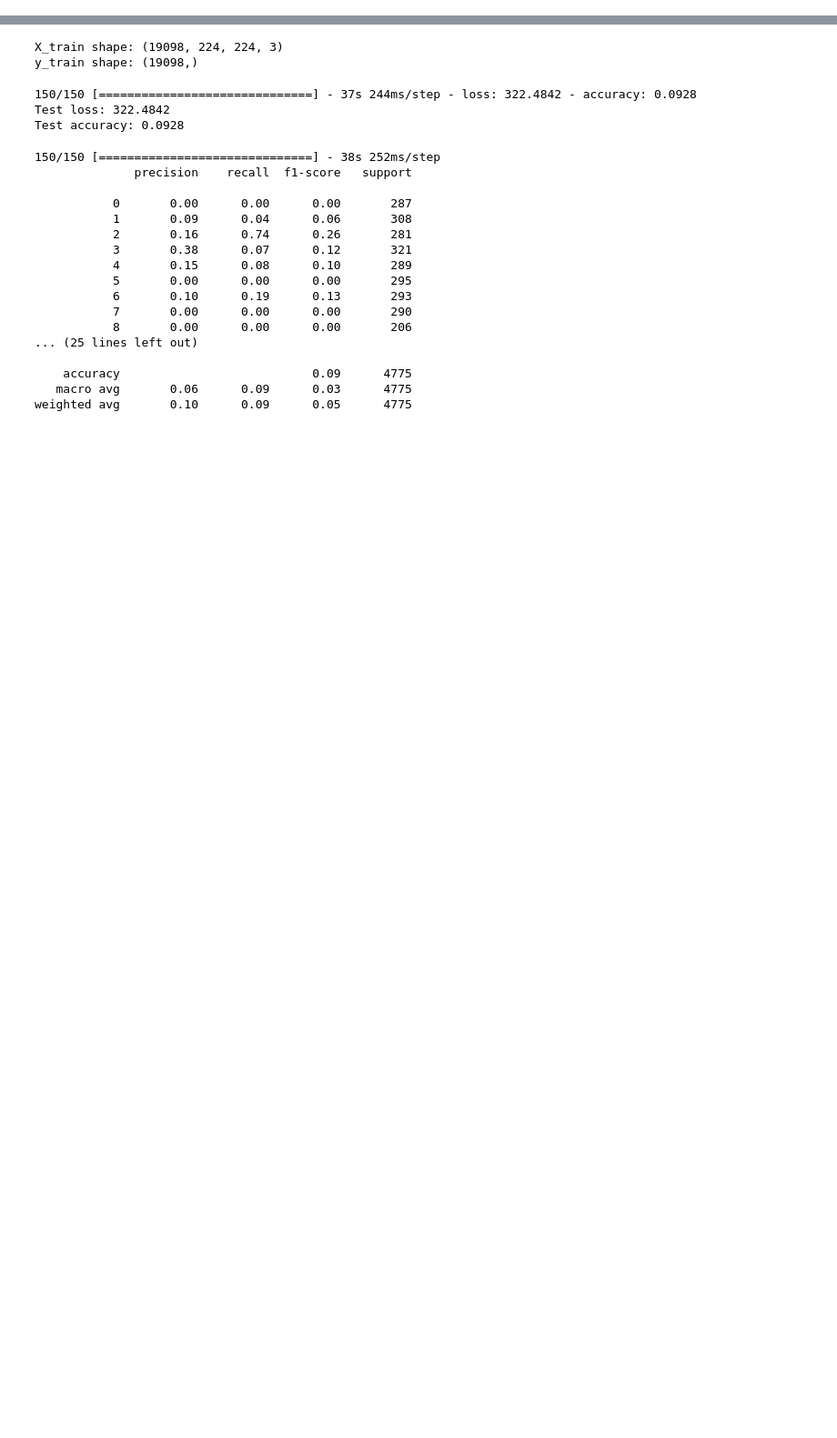
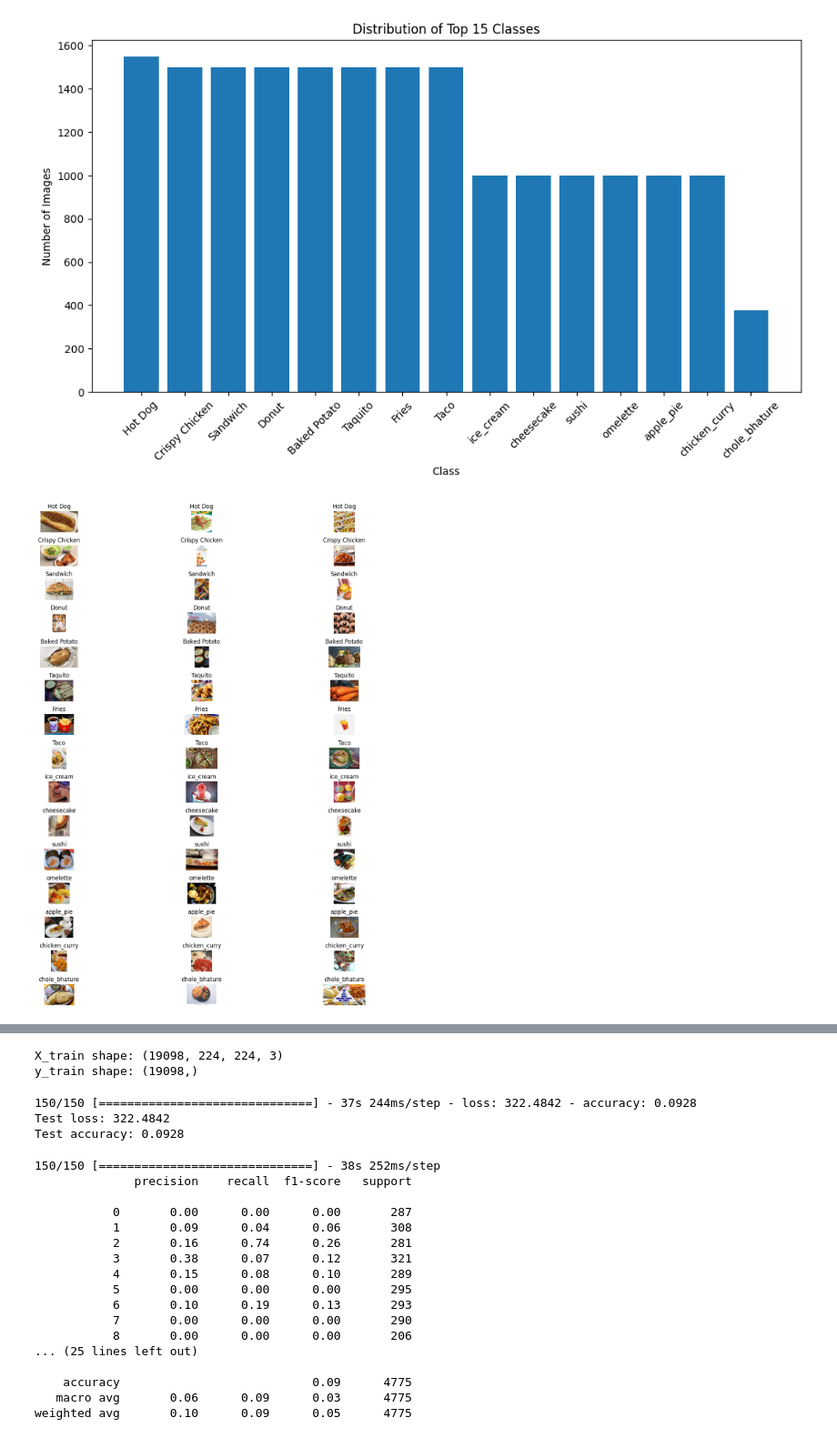
Before and after one commit to ZemelakGoraga/image_classification, a Jupyter notebook: food_image_classification.ipynb, the cells around one changed output, grey strips where cells are left out. Shown at 91% size. Drawn from its saved outputs; the diff is of its cells as text; code cells hidden in the pictures; blank space fills up the shorter version.

```diff
--- a/food_image_classification.ipynb
+++ b/food_image_classification.ipynb
@@ -102,0 +189,47 @@ os.chdir(root_directory)
+# %%
+# Distribution of the top 15 classes of images: each class has 3 sample images
+import os
+import matplotlib.pyplot as plt
+import random
+from collections import Counter
+
+# Define the dataset directory
+dataset_dir = 'Food Classification dataset'
+
+# Get a list of class names (subdirectories)
+class_names = os.listdir(dataset_dir)
+
+# Count the number of images in each class
+class_counts = {class_name: len(os.listdir(os.path.join(dataset_dir, class_name))) for class_name in class_names}
+
+# Sort classes by image count and get the top 15 classes
+top_classes = dict(sorted(class_counts.items(), key=lambda item: item[1], reverse=True)[:15])
+
+# Plot the distribution of top classes
+plt.figure(figsize=(12, 6))
+plt.bar(top_classes.keys(), top_classes.values())
+plt.xticks(rotation=45)
+plt.xlabel('Class')
+plt.ylabel('Number of Images')
+plt.title('Distribution of Top 15 Classes')
+plt.show()
+
+# Open and display a few random images from the top 15 classes
+num_sample_images = 3
+plt.figure(figsize=(15, 15))
+for class_name in top_classes.keys():
+    class_dir = os.path.join(dataset_dir, class_name)
+    image_names = os.listdir(class_dir)
+    sample_images = random.sample(image_names, num_sample_images)
+    for i, image_name in enumerate(sample_images):
+        image_path = os.path.join(class_dir, image_name)
+        image = plt.imread(image_path)
+        plt.subplot(len(top_classes), num_sample_images, i + 1 + list(top_classes.keys()).index(class_name) * num_sample_images)
+        plt.imshow(image)
+        plt.title(class_name)
+        plt.axis('off')
+plt.tight_layout()
+plt.show()
+# %% [output]
+[figure, added]
+[figure, added]
```
Also changed, not shown: parts of 16 cells of this notebook.
